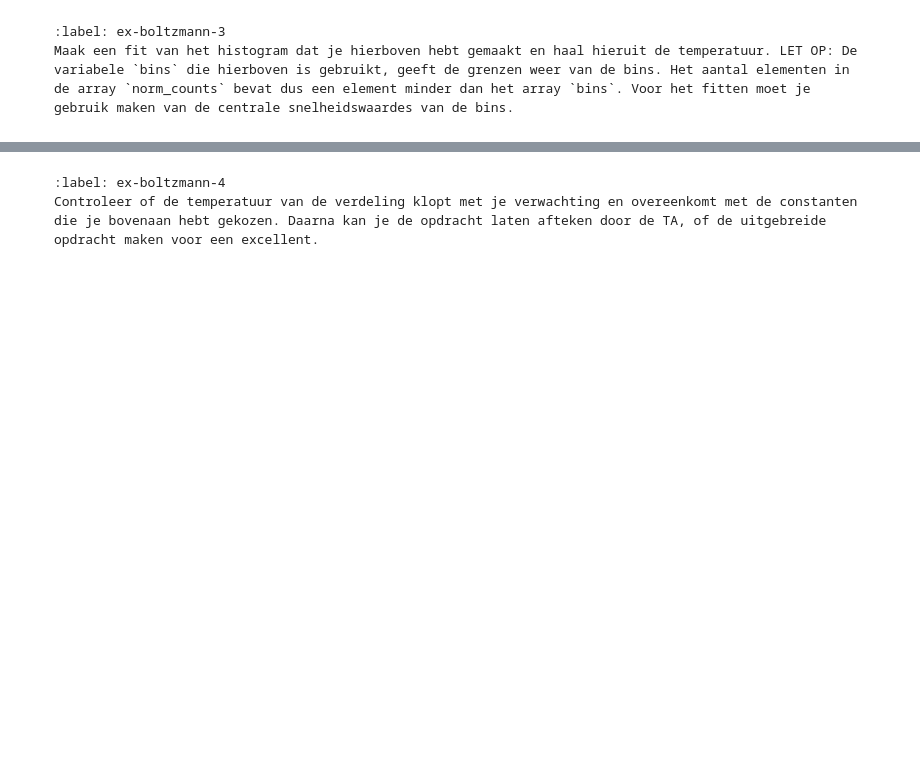
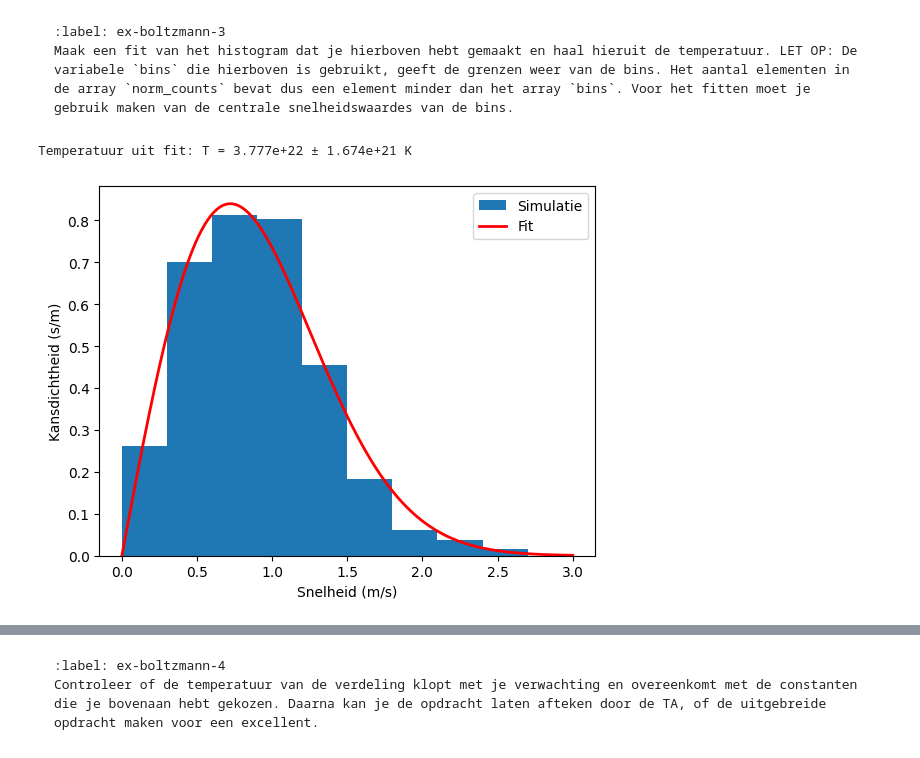
Before and after one commit to JSlootsTUD/Jesse-en-Justin, a Jupyter notebook: Content/PySim/6_boltzmann.ipynb, the cells around one changed output, grey strips where cells are left out. Cells and saved outputs as stored; diff of their text form; code cells hidden in the pictures; blank space fills up the shorter version.

```diff
--- a/Content/PySim/6_boltzmann.ipynb
+++ b/Content/PySim/6_boltzmann.ipynb
@@ -339,36 +347,39 @@ v = V_0          # snelheid uit de simulatie
 
 # Histogram maken
 
 plt.figure()
-plt.xlabel('Speed')
-plt.ylabel('Probability density')
+plt.xlabel('Snelheid (m/s)')
+plt.ylabel('Kansdichtheid (s/m)')
 
 # centrale snelheidswaarden van de bins
 v_centers = 0.5 * (bins[:-1] + bins[1:])
 
 plt.stairs(norm_counts, bins, fill=True, label="Simulatie")
 
 
 # fitfunctie definieren
 def maxwell_2D(v, T):
     return (m / (k_B * T)) * v * np.exp(-m * v**2 / (2 * k_B * T))
 
 
 # fit maken
 T_guess = m * v**2 / (2 * k_B)
 
 popt, pcov = curve_fit(maxwell_2D, v_centers, norm_counts, p0=[T_guess])
 T_fit = popt[0]
 T_err = np.sqrt(np.diag(pcov))[0]
 
 print(f"Temperatuur uit fit: T = {T_fit:.3e} ± {T_err:.3e} K")
 
 
 # fit plotten
 v_fit = np.linspace(0, 3 * V_0, 300)
-plt.plot(v_fit, maxwell_2D(v_fit, T_fit), 'r', lw=2, label="2D Maxwell-fit")
+plt.plot(v_fit, maxwell_2D(v_fit, T_fit), 'r', lw=2, label="Fit")
 plt.legend()
 plt.show()
+# %% [output]
+Temperatuur uit fit: T = 3.777e+22 ± 1.674e+21 K
+[figure, added]
 # %%
 # De gevonden waarde voor T is niet realistisch, dit is omdat de gegeven waarde voor de snelheid en massa die in de notebooks worden gebruikt ook niet realistisch zijn.
 # Als er realistische waardes voor de snelheid en massa worden gebruikt, 411 m/s en 4.81*10^-26 kg, dan komt er wel een realistische waarde uit.
```
Also changed, not shown: parts of 6 cells of this notebook, 2 other files.
